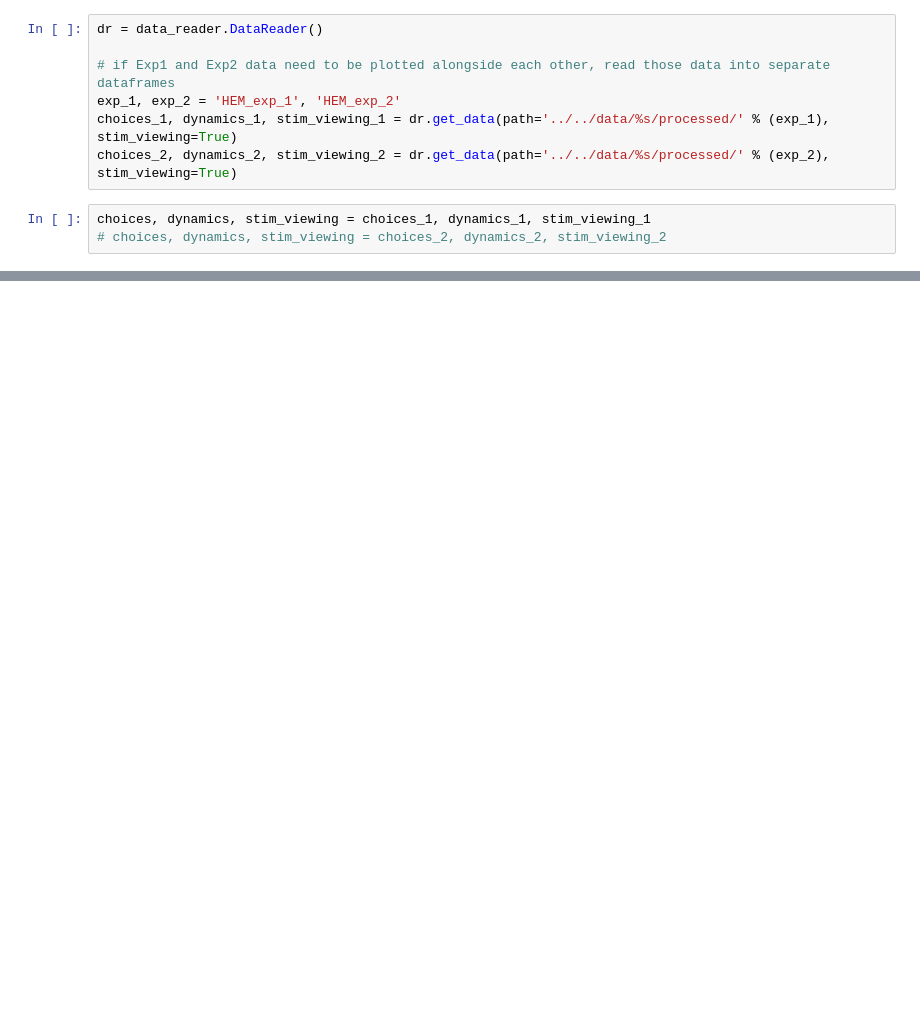
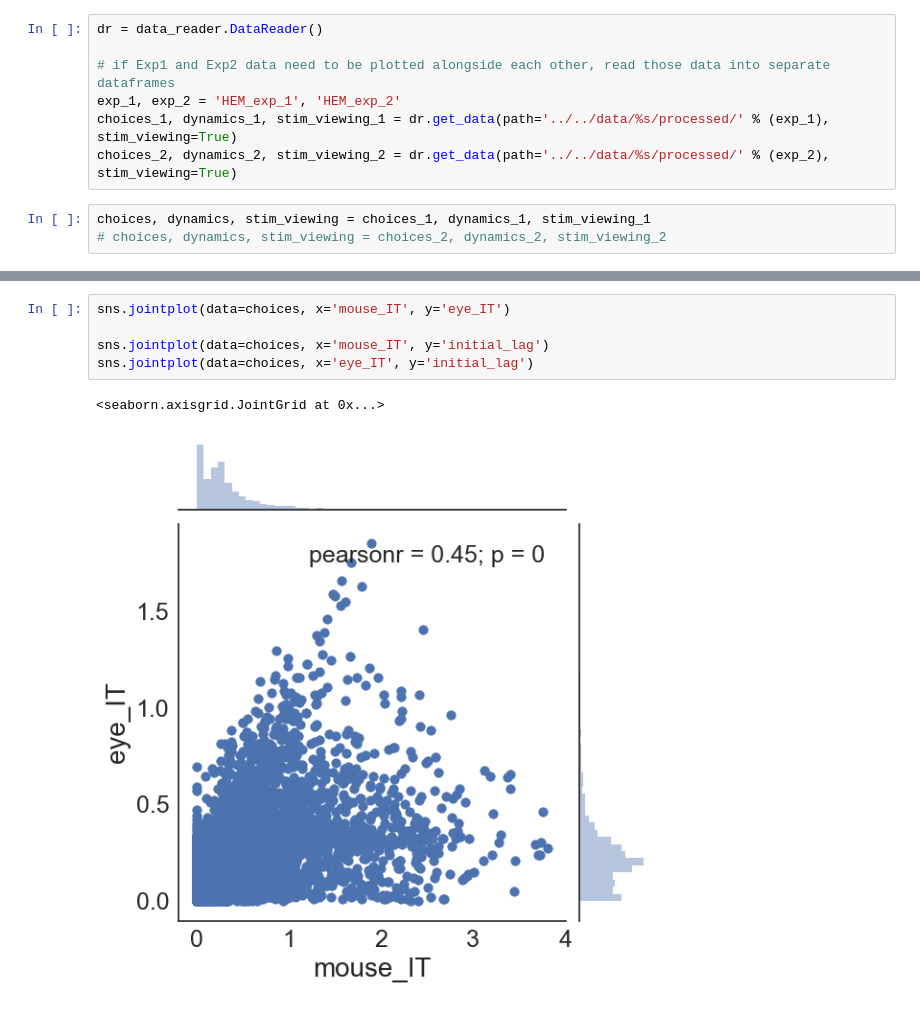
Before and after one commit to cherepaha/eyehandrdk, a Jupyter notebook: analysis_log.ipynb, the cells around one changed output, grey strips where cells are left out. Cells and saved outputs as stored; diff of their text form; blank space fills up the shorter version.

```diff
--- a/analysis_log.ipynb
+++ b/analysis_log.ipynb
@@ -148,0 +170,8 @@ for i in range(1,11):
+# %%
+sns.jointplot(data=choices, x='mouse_IT', y='eye_IT')
+
+sns.jointplot(data=choices, x='mouse_IT', y='initial_lag')
+sns.jointplot(data=choices, x='eye_IT', y='initial_lag')
+# %% [output]
+<seaborn.axisgrid.JointGrid at 0x...>
+[figure, added]
```
Also changed, not shown: parts of 15 cells of this notebook, 7 other files.
